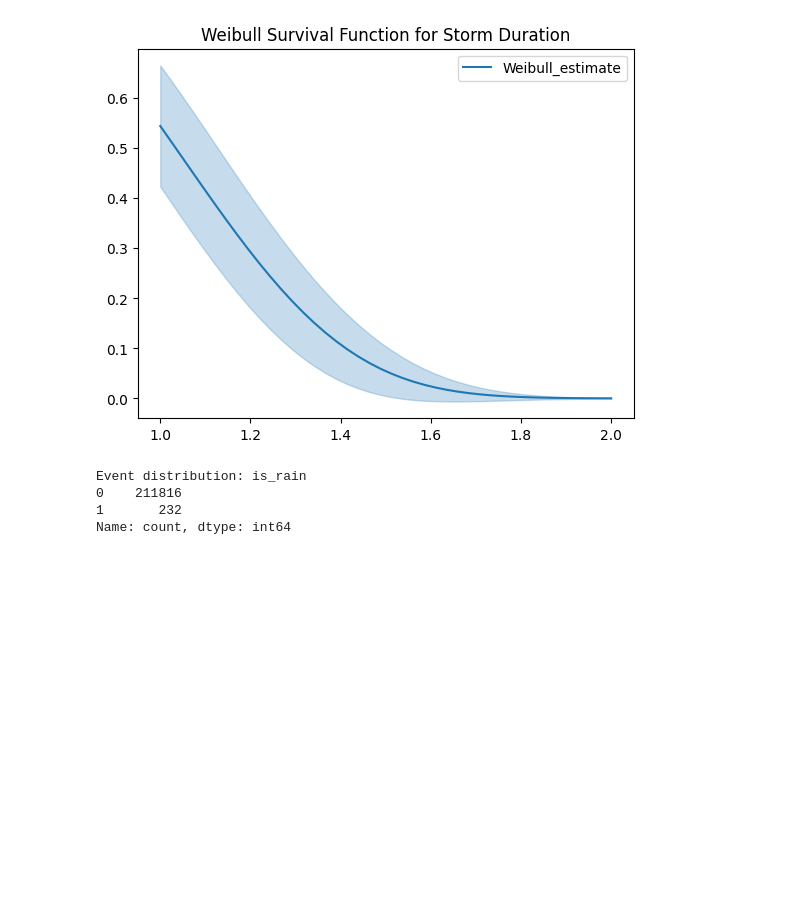
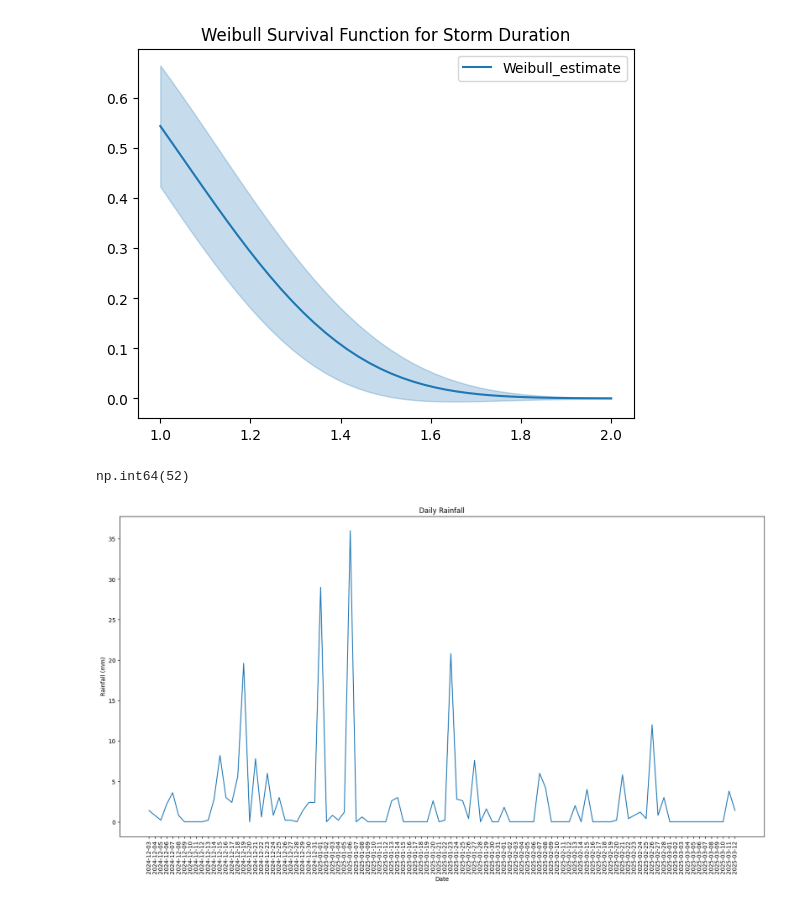
Before and after one commit to FenrisWulven/aba_flooding, a Jupyter notebook: notebooks/survival_analysis.ipynb, the cells around one changed output. Cells and saved outputs as stored; diff of their text form; code cells hidden in the pictures; blank space fills up the shorter version.

```diff
--- a/notebooks/survival_analysis.ipynb
+++ b/notebooks/survival_analysis.ipynb
@@ -140,58 +140,29 @@ rho_     3.862826  0.359584        3.158054        4.567598     1.0  7.961493
 lambda_  4.656684e-03   7.746481
 rho_     1.699763e-15  49.063588
 [figure]
-# %%
-# Import necessary libraries
-import numpy as np
-from sksurv.ensemble import RandomSurvivalForest
-from sksurv.util import Surv
-
-# First, check the event distribution
-print("Event distribution:", df["is_rain"].value_counts())
-
-# Make sure you have some non-censored data (events that occurred)
-# If all are censored (all 0s), you need to fix your data
-if df["is_rain"].sum() == 0:
-    print("Fixing data - setting some events as non-censored")
-    # Set the longest duration events as non-censored (as an example)
-    longest_indices = df["duration"].nlargest(10).index
-    df.loc[longest_indices, "is_rain"] = 1
-    print("New event distribution:", df["is_rain"].value_counts())
-
-# Create features (X) and target (y) in the correct format
-# Use whatever features are relevant for your analysis
-X = df[['duration','Middeltemperatur']]  # You can add more features here
-
-# Create the proper structured array format that scikit-survival requires
-y = Surv.from_arrays(
-    event=df["is_rain"].astype(bool),  # Must be boolean
-    time=df["duration"]
-)
-
-# Now train the model
-rsf = RandomSurvivalForest(n_estimators=100)
-rsf.fit(X, y)
-
-# Predict survival function for new data
-X_new = np.array([[10], [20]])  # Example data - match your feature dimensions
-survival_functions = rsf.predict_survival_function(X_new)
-
-# Plot the survival functions
-for i, sf in enumerate(survival_functions):
-    plt.step(sf.x, sf.y, where="post", label=f"Sample {i+1}")
-
-plt.ylabel("Survival probability")
-plt.xlabel("Time")
-plt.legend()
-plt.grid(True)
-plt.show()
-# %% [output]
-Event distribution: is_rain
-0    211816
-1       232
-Name: count, dtype: int64
 # %%
 # from lifelines import AalenAdditiveFitter
 # Bayesian Deep Survival Models
 # Spatial Survival
 # from lifelines import CoxPHFitter
+# %%
+# Aggregate data to daily level
+daily_df = df.groupby("Dato")["Nedbor"].sum().reset_index()
+daily_df["is_rain"] = (daily_df["Nedbor"] > 5).astype(int)
+# %%
+daily_df[daily_df['Nedbor'] >= 30].value_counts().sum()
+# %% [output]
+np.int64(52)
+# %%
+# make a scatter plot of the data with small dots and only for the last 100 days
+plt.figure(figsize=(20, 10))
+#plt.scatter(daily_df["Dato"][-100:], daily_df["Nedbor"][-100:], s=5)
+plt.plot(daily_df["Dato"][-100:], daily_df["Nedbor"][-100:])
+
+plt.title("Daily Rainfall")
+plt.xlabel("Date")
+plt.ylabel("Rainfall (mm)")
+plt.xticks(rotation=90)
+plt.show()
+# %% [output]
+[figure, added]
```
Also changed, not shown: parts of 1 cell of this notebook, 5 other files.
